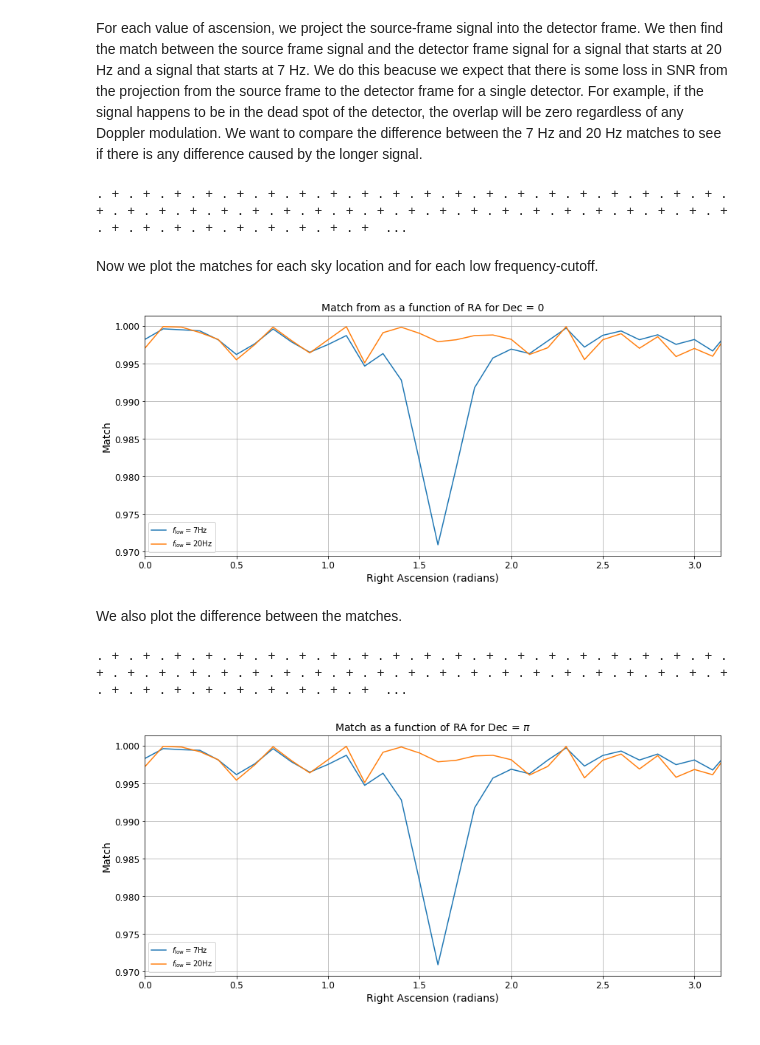
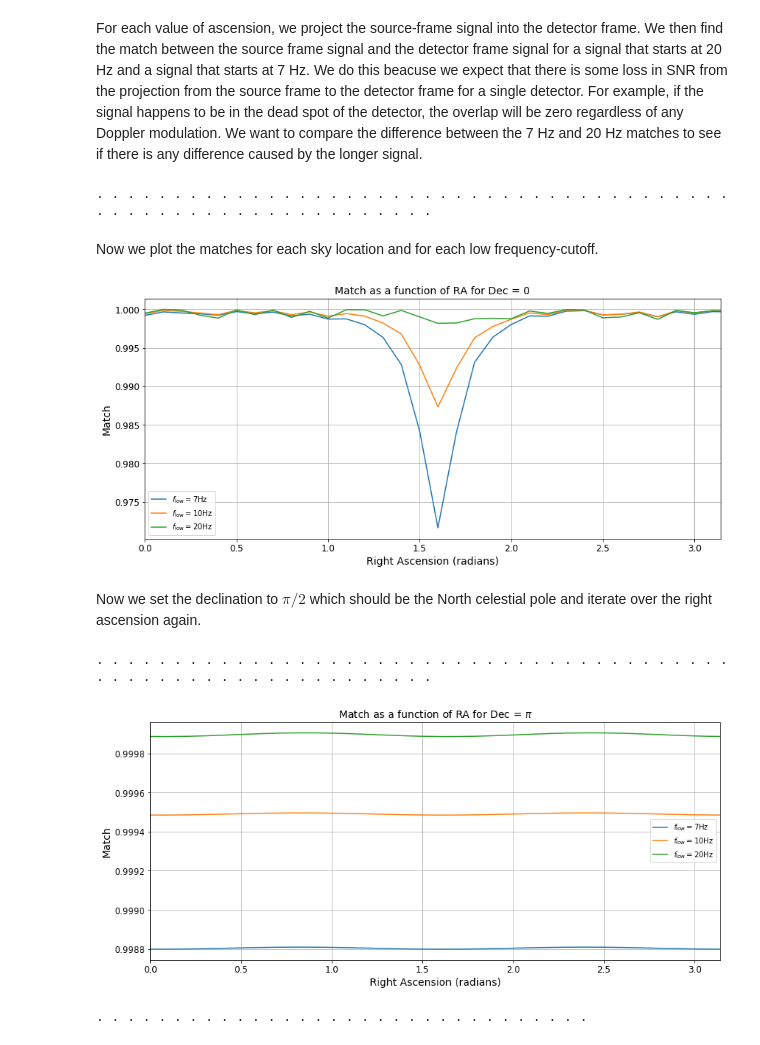
Before and after one commit to cosmic-explorer/ce-computing, a Jupyter notebook: CBC_Search_Cost.ipynb, the cells around one changed output. Drawn from its saved outputs; the diff is of its cells as text; code cells hidden in the pictures.

```diff
--- a/CBC_Search_Cost.ipynb
+++ b/CBC_Search_Cost.ipynb
@@ -245,7 +245,7 @@ import pycbc.detector
 #### Compute a time domain BNS waveform using the TaylorT3 approximant
 # %%
 td_length = 8192 # seconds
-srate = 2048 # Hz
+srate = 4096 # Hz
 f_low = 7.0 # Hz
 N = int(td_length * srate)
 fd_length = int(N / 2 + 1)
@@ -276,26 +276,29 @@ right_ascension = np.arange(0,2.0*np.pi,0.1)
 For each value of ascension, we project the source-frame signal into the detector frame. We then find the match between the source frame signal and the detector frame signal for a signal that starts at 20 Hz and a signal that starts at 7 Hz. We do this beacuse we expect that there is some loss in SNR from the projection from the source frame to the detector frame for a single detector. For example, if the signal happens to be in the dead spot of the detector, the overlap will be zero regardless of any Doppler modulation. We want to compare the difference between the 7 Hz and 20 Hz matches to see if there is any difference caused by the longer signal.
 # %%
 match_20hz = []
+match_10hz = []
 match_7hz = []
 for ra in right_ascension:
     h = d.project_wave(hp, hc, ra, dec, pol)
     h.resize(N)
     m, _ = pycbc.filter.match(hp, h, psd=psd_ce2, low_frequency_cutoff=20.0)
     match_20hz.append(m)
-    print '.',
+    m, _ = pycbc.filter.match(hp, h, psd=psd_ce2, low_frequency_cutoff=10.0)
+    match_10hz.append(m)
     m, _ = pycbc.filter.match(hp, h, psd=psd_ce2, low_frequency_cutoff=7.0)
     match_7hz.append(m)
-    print '+',
+    print '.',
     gc.collect()
 print
 # %% [output]
-. + . + . + . + . + . + . + . + . + . + . + . + . + . + . + . + . + . + . + . + . + . + . + . + . + . + . + . + . + . + . + . + . + . + . + . + . + . + . + . + . + . + . + . + . + . + . + . + . + . +  ...
+. . . . . . . . . . . . . . . . . . . . . . . . . . . . . . . . . . . . . . . . . . . . . . . . . . . . . . . . . . . . . . .
 # %% [markdown]
 Now we plot the matches for each sky location and for each low frequency-cutoff.
 # %%
 fig = plt.figure()
 fig.patch.set_facecolor('white')
 plt.plot(right_ascension, match_7hz, label="$f_\mathrm{low} = 7 \mathrm{Hz}$")
+plt.plot(right_ascension, match_10hz, label="$f_\mathrm{low} = 10 \mathrm{Hz}$")
 plt.plot(right_ascension, match_20hz, label="$f_\mathrm{low} = 20 \mathrm{Hz}$")
 plt.legend()
 plt.xlim([0,np.pi])
@@ -305,38 +308,62 @@ plt.title("Match as a function of RA for Dec = 0")
 gc.collect()
 plt.show()
 # %% [output]
-[figure, old version]
+[figure, new version]
-# %% [markdown]
-We also plot the difference between the matches.
+# %% [markdown]
+Now we set the declination to $\pi/2$ which should be the North celestial pole and iterate over the right ascension again.
 # %%
-dec = np.pi
+dec = np.pi/2.
 # %%
 match_20hz = []
+match_10hz = []
 match_7hz = []
 for ra in right_ascension:
     h = d.project_wave(hp, hc, ra, dec, pol)
     h.resize(N)
     m, _ = pycbc.filter.match(hp, h, psd=psd_ce2, low_frequency_cutoff=20.0)
     match_20hz.append(m)
-    print '.',
+    m, _ = pycbc.filter.match(hp, h, psd=psd_ce2, low_frequency_cutoff=10.0)
+    match_10hz.append(m)
     m, _ = pycbc.filter.match(hp, h, psd=psd_ce2, low_frequency_cutoff=7.0)
     match_7hz.append(m)
-    print '+',
+    print '.',
     gc.collect()
 print
 # %% [output]
-. + . + . + . + . + . + . + . + . + . + . + . + . + . + . + . + . + . + . + . + . + . + . + . + . + . + . + . + . + . + . + . + . + . + . + . + . + . + . + . + . + . + . + . + . + . + . + . + . + . +  ...
+. . . . . . . . . . . . . . . . . . . . . . . . . . . . . . . . . . . . . . . . . . . . . . . . . . . . . . . . . . . . . . .
 # %%
 fig = plt.figure()
 fig.patch.set_facecolor('white')
 plt.plot(right_ascension, match_7hz, label="$f_\mathrm{low} = 7 \mathrm{Hz}$")
+plt.plot(right_ascension, match_10hz, label="$f_\mathrm{low} = 10 \mathrm{Hz}$")
 plt.plot(right_ascension, match_20hz, label="$f_\mathrm{low} = 20 \mathrm{Hz}$")
 plt.legend()
 plt.xlim([0,np.pi])
 plt.xlabel("Right Ascension (radians)")
 plt.ylabel(r"Match")
 plt.title("Match as a function of RA for Dec = $\pi$")
 gc.collect()
 plt.show()
 # %% [output]
-[figure, old version]
+[figure, new version]
+# %%
+declination = np.arange(-np.pi/2.0,np.pi/2.0,0.1)
+ra = 1.6
+
+match_20hz = []
+match_10hz = []
+match_7hz = []
+for dec in declination:
+    h = d.project_wave(hp, hc, ra, dec, pol)
+    h.resize(N)
+    m, _ = pycbc.filter.match(hp, h, psd=psd_ce2, low_frequency_cutoff=20.0)
+    match_20hz.append(m)
+    m, _ = pycbc.filter.match(hp, h, psd=psd_ce2, low_frequency_cutoff=10.0)
+    match_10hz.append(m)
+    m, _ = pycbc.filter.match(hp, h, psd=psd_ce2, low_frequency_cutoff=7.0)
+    match_7hz.append(m)
+    print '.',
+    gc.collect()
+print
+# %% [output]
+. . . . . . . . . . . . . . . . . . . . . . . . . . . . . . . .
```
Also changed, not shown: parts of 1 cell of this notebook.
